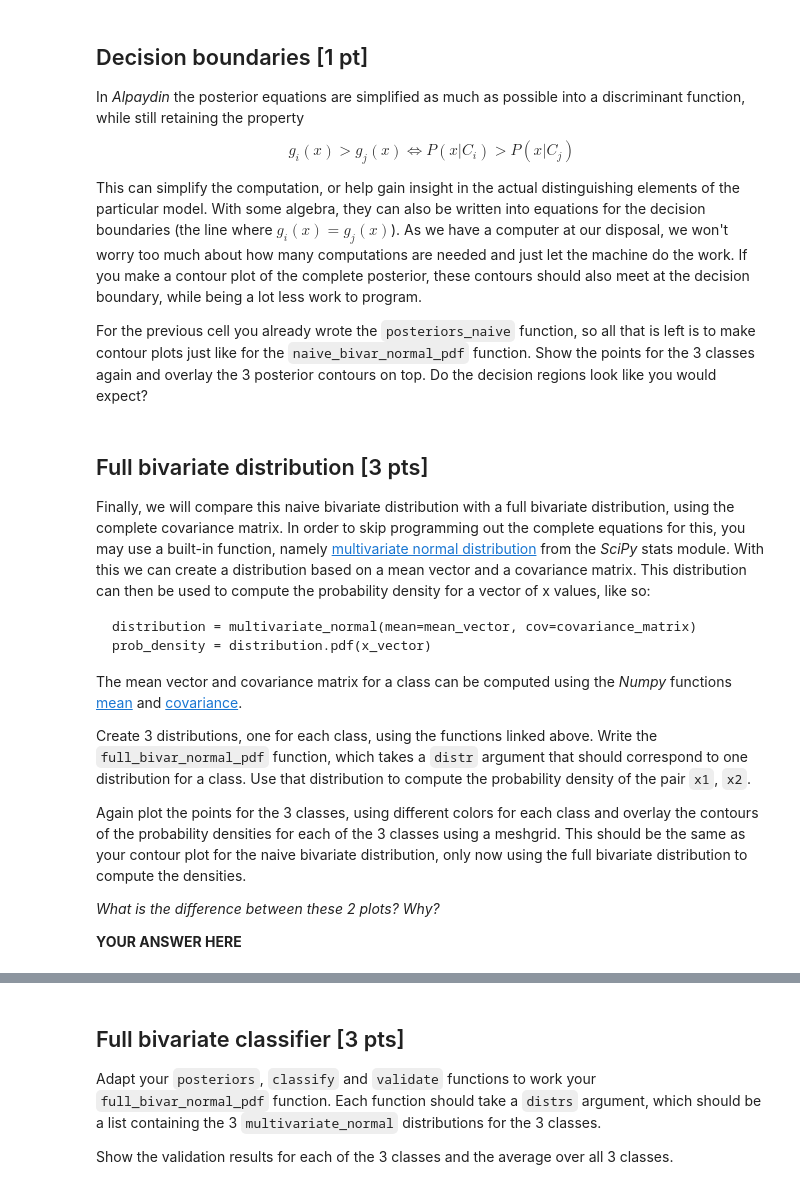
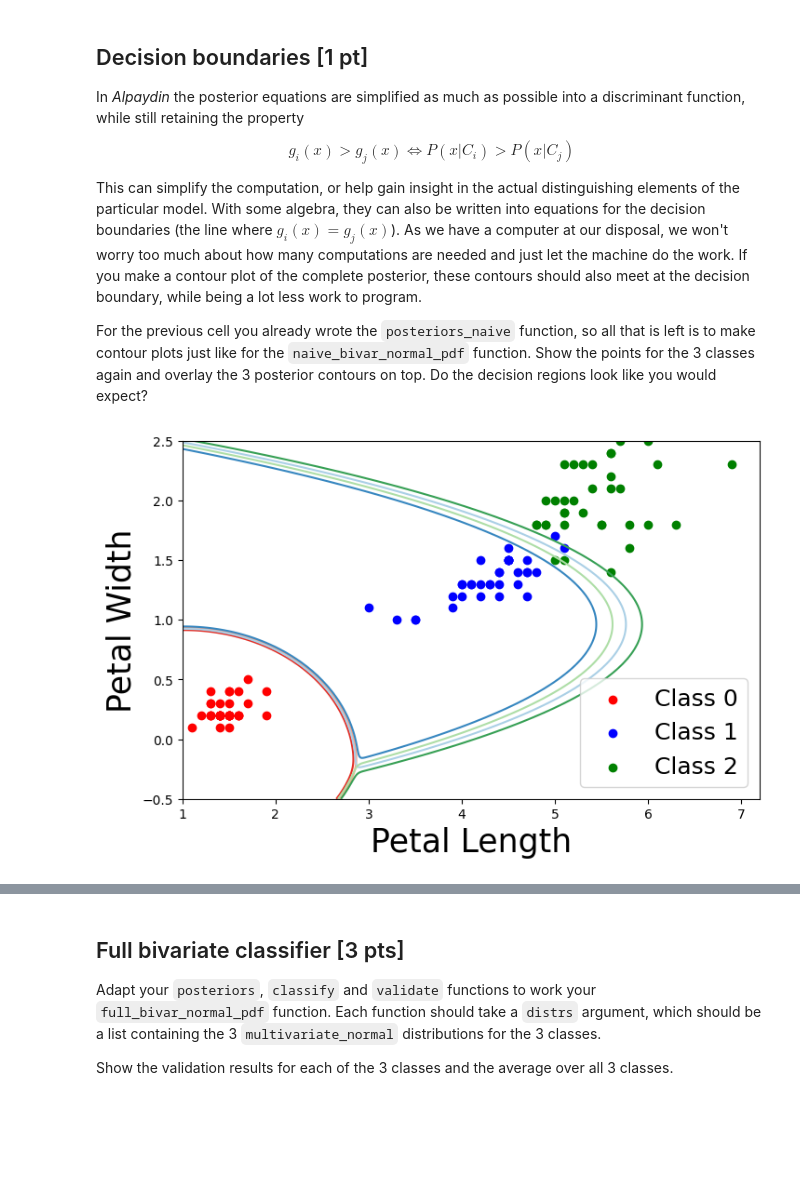
Before and after one commit to Hugovveen/ML-2, a Jupyter notebook: Assignment_2_CodeGrade_V2.ipynb, the cells around one changed output, grey strips where cells are left out. Cells and saved outputs as stored; diff of their text form; code cells hidden in the pictures; blank space fills up the shorter version.

```diff
--- a/Assignment_2_CodeGrade_V2.ipynb
+++ b/Assignment_2_CodeGrade_V2.ipynb
@@ -656,43 +760,33 @@ For the previous cell you already wrote the `posteriors_naive` function, so all
 # %%
 # YOUR SOLUTION HERE
 
 # compute densities
-#???
+post = posteriors_naive(X.ravel(), Y.ravel(), m_length, m_width, std_length, std_width)
+post0 = post[:,0].reshape(X.shape)
+post1 = post[:,1].reshape(X.shape)
+post2 = post[:,2].reshape(X.shape)
+
 
 # make contour plot
 plt.figure(figsize=(8,5))
 
 # plot data
-#???
-#???
-#???
+plt.scatter(C0_train[:,2], C0_train[:,3], color='red', label='Class 0')
+plt.scatter(C1_train[:,2], C1_train[:,3], color='blue', label='Class 1')
+plt.scatter(C2_train[:,2], C2_train[:,3], color='green', label='Class 2')
 
 # plot posterior contours
-#cp0 = plt.contour(X, Y, ???, levels=2, cmap="Reds")
-#cp1 = plt.contour(X, Y, ???, levels=2, cmap="Blues")
-#cp2 = plt.contour(X, Y, ???, levels=2, cmap="Greens")
+cp0 = plt.contour(X, Y, post0, levels=2, cmap="Reds")
+cp1 = plt.contour(X, Y, post1, levels=2, cmap="Blues")
+cp2 = plt.contour(X, Y, post2, levels=2, cmap="Greens")
+
 
 plt.legend(loc=4, fontsize=18)
 plt.xlabel("Petal Length", fontsize=25)
 plt.ylabel("Petal Width", fontsize=25)
 plt.show()
+# %% [output]
+[figure, added]
-# %% [markdown]
-## Full bivariate distribution [3 pts]
-
-Finally, we will compare this naive bivariate distribution with a full bivariate distribution, using the complete covariance matrix. In order to skip programming out the complete equations for this, you may use a built-in function, namely [multivariate normal distribution](https://docs.scipy.org/doc/scipy/reference/generated/scipy.stats.multivariate_normal.html) from the *SciPy* stats module. With this we can create a distribution based on a mean vector and a covariance matrix. This distribution can then be used to compute the probability density for a vector of x values, like so:
-
-    distribution = multivariate_normal(mean=mean_vector, cov=covariance_matrix)
-    prob_density = distribution.pdf(x_vector)
-
-The mean vector and covariance matrix for a class can be computed using the *Numpy* functions [mean](https://docs.scipy.org/doc/numpy/reference/generated/numpy.mean.html) and [covariance](https://docs.scipy.org/doc/numpy/reference/generated/numpy.cov.html).
-
-Create 3 distributions, one for each class, using the functions linked above. Write the `full_bivar_normal_pdf` function, which takes a `distr` argument that should correspond to one distribution for a class. Use that distribution to compute the probability density of the pair `x1`, `x2`.
-
-Again plot the points for the 3 classes, using different colors for each class and overlay the contours of the probability densities for each of the 3 classes using a meshgrid. This should be the same as your contour plot for the naive bivariate distribution, only now using the full bivariate distribution to compute the densities.
-
-*What is the difference between these 2 plots? Why?*
-
-__YOUR ANSWER HERE__
 # %%
 from scipy.stats import multivariate_normal
 
```
Also changed, not shown: parts of 10 cells of this notebook.
